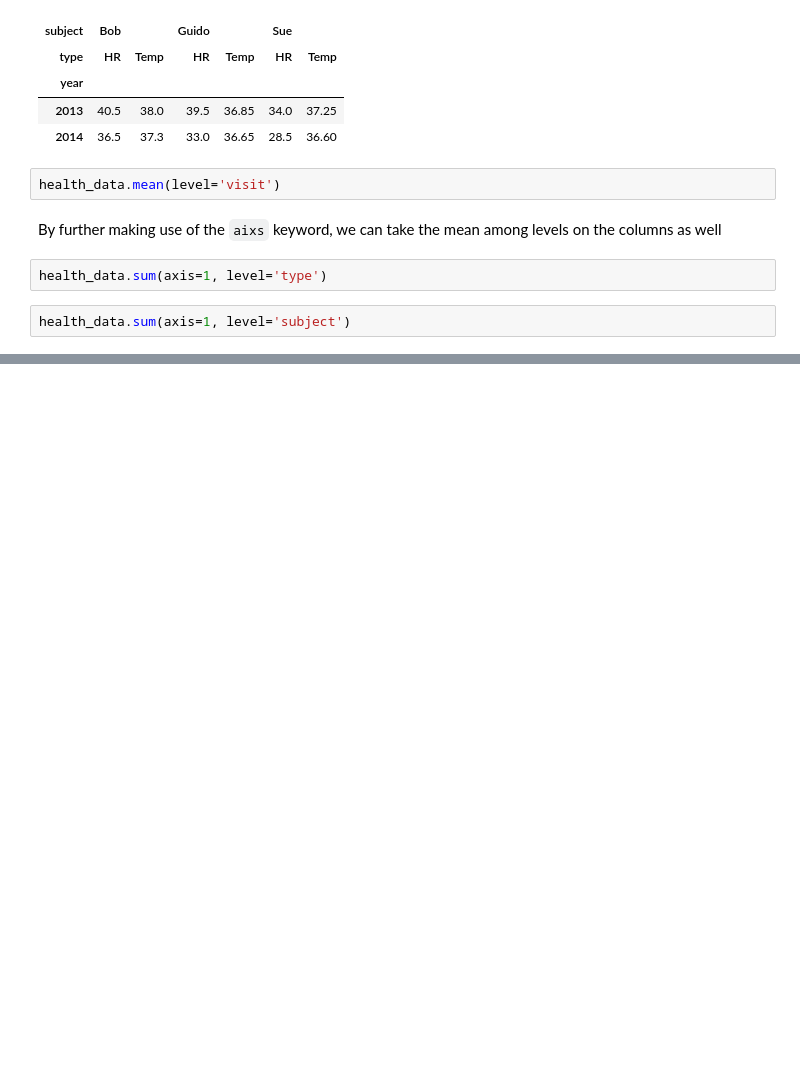
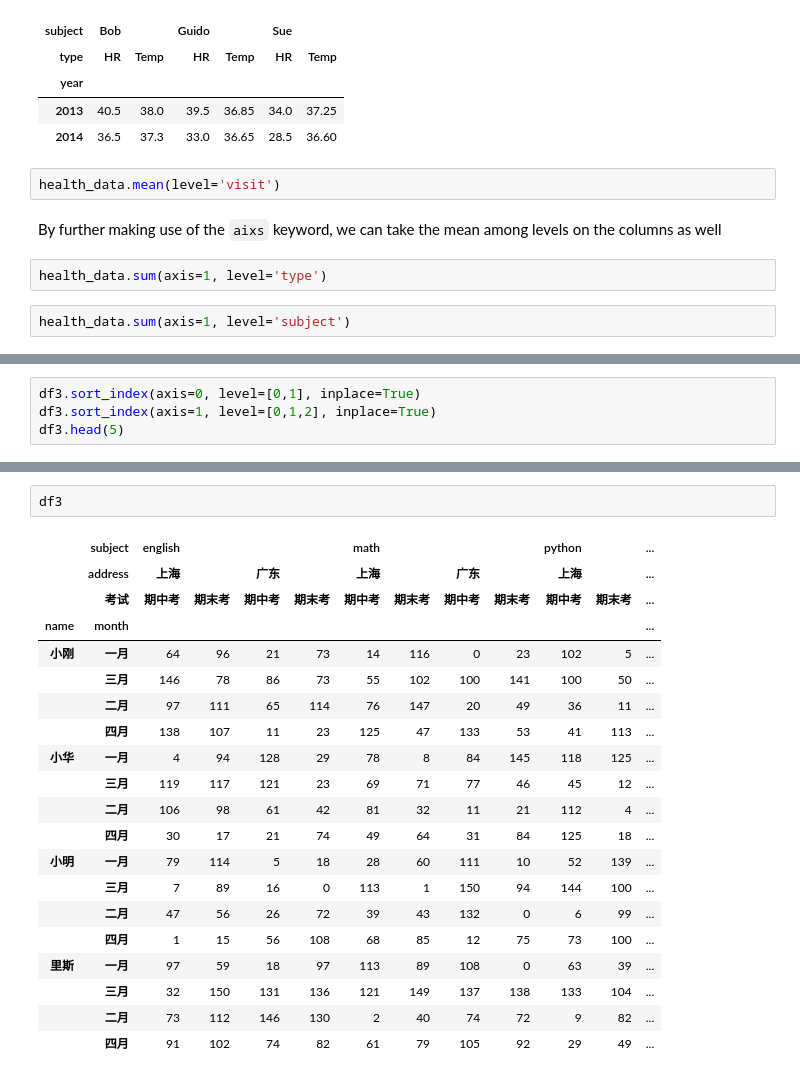
Before and after one commit to Laishuxin/python_data_science, a Jupyter notebook: 05.05_Pandas_Hierachical_Indexing.ipynb, the cells around one changed output, grey strips where cells are left out. Drawn from its saved outputs; the diff is of its cells as text; blank space fills up the shorter version.

```diff
--- a/05.05_Pandas_Hierachical_Indexing.ipynb
+++ b/05.05_Pandas_Hierachical_Indexing.ipynb
@@ -556,0 +683,4 @@ health_data.sum(axis=1, level='subject')
+# %%
+df3.sort_index(axis=0, level=[0,1], inplace=True)
+df3.sort_index(axis=1, level=[0,1,2], inplace=True)
+df3.head(5)
@@ -556,0 +714,23 @@ health_data.sum(axis=1, level='subject')
+# %%
+df3
+# %% [output]
+|  | subject | english |  |  |  | math |  |  |  | python |  | ... |
+|  | address | 上海 |  | 广东 |  | 上海 |  | 广东 |  | 上海 |  | ... |
+|  | 考试 | 期中考 | 期末考 | 期中考 | 期末考 | 期中考 | 期末考 | 期中考 | 期末考 | 期中考 | 期末考 | ... |
+| name | month |  |  |  |  |  |  |  |  |  |  | ... |
+| 小刚 | 一月 | 64 | 96 | 21 | 73 | 14 | 116 | 0 | 23 | 102 | 5 | ... |
+|  | 三月 | 146 | 78 | 86 | 73 | 55 | 102 | 100 | 141 | 100 | 50 | ... |
+|  | 二月 | 97 | 111 | 65 | 114 | 76 | 147 | 20 | 49 | 36 | 11 | ... |
+|  | 四月 | 138 | 107 | 11 | 23 | 125 | 47 | 133 | 53 | 41 | 113 | ... |
+| 小华 | 一月 | 4 | 94 | 128 | 29 | 78 | 8 | 84 | 145 | 118 | 125 | ... |
+|  | 三月 | 119 | 117 | 121 | 23 | 69 | 71 | 77 | 46 | 45 | 12 | ... |
+|  | 二月 | 106 | 98 | 61 | 42 | 81 | 32 | 11 | 21 | 112 | 4 | ... |
+|  | 四月 | 30 | 17 | 21 | 74 | 49 | 64 | 31 | 84 | 125 | 18 | ... |
+| 小明 | 一月 | 79 | 114 | 5 | 18 | 28 | 60 | 111 | 10 | 52 | 139 | ... |
+|  | 三月 | 7 | 89 | 16 | 0 | 113 | 1 | 150 | 94 | 144 | 100 | ... |
+|  | 二月 | 47 | 56 | 26 | 72 | 39 | 43 | 132 | 0 | 6 | 99 | ... |
+|  | 四月 | 1 | 15 | 56 | 108 | 68 | 85 | 12 | 75 | 73 | 100 | ... |
+| 里斯 | 一月 | 97 | 59 | 18 | 97 | 113 | 89 | 108 | 0 | 63 | 39 | ... |
+|  | 三月 | 32 | 150 | 131 | 136 | 121 | 149 | 137 | 138 | 133 | 104 | ... |
+|  | 二月 | 73 | 112 | 146 | 130 | 2 | 40 | 74 | 72 | 9 | 82 | ... |
+|  | 四月 | 91 | 102 | 74 | 82 | 61 | 79 | 105 | 92 | 29 | 49 | ... |
```
Also changed, not shown: parts of 24 cells of this notebook.
